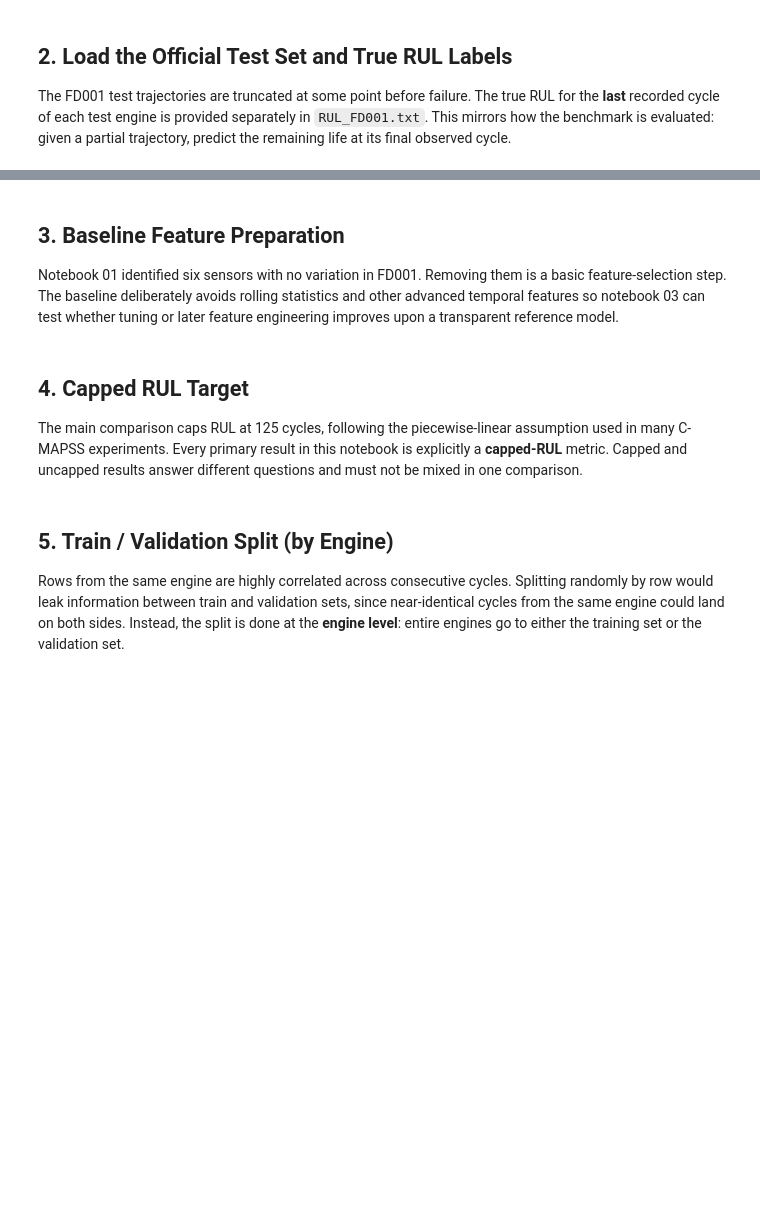
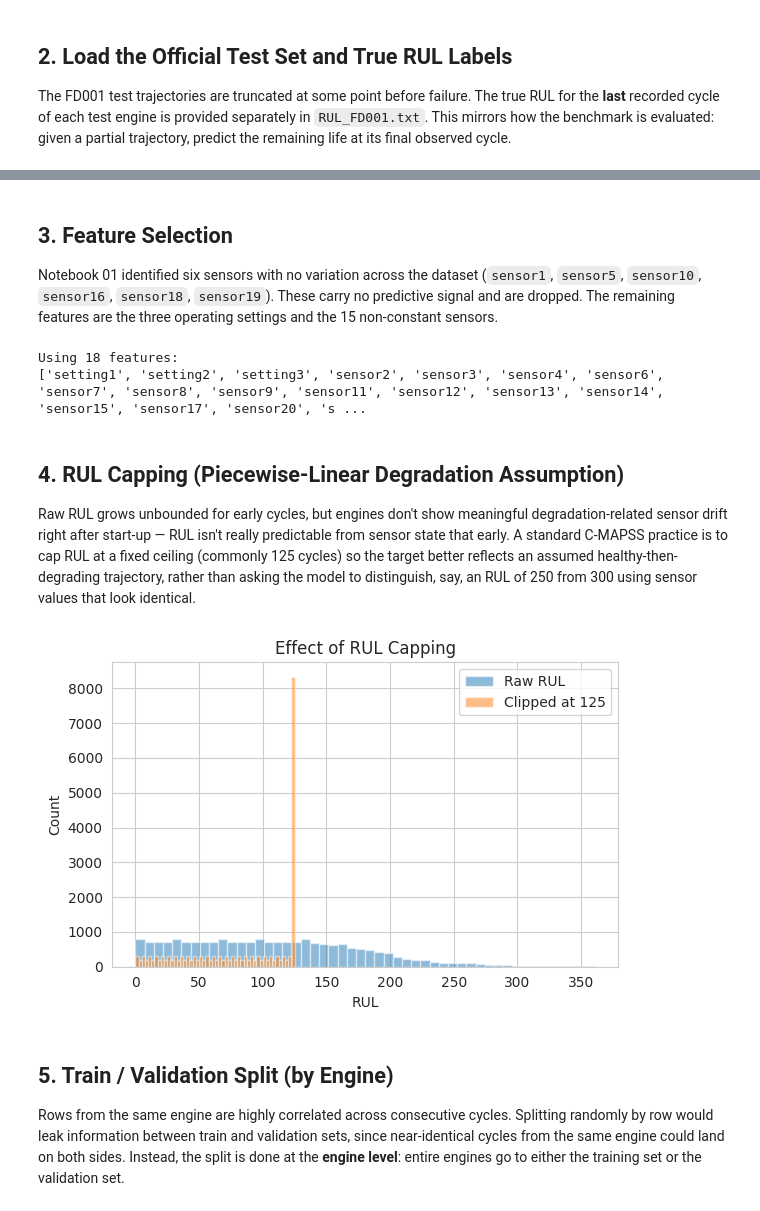
Before and after one commit to sudhakaran-srinivasan/intelligent-predictive-maintenance, a Jupyter notebook: notebooks/02_eda_baseline_ml_rul_prediction.ipynb, the cells around one changed output, grey strips where cells are left out. Saved outputs shown, nothing was run; the diff lists cells and outputs as text; code cells hidden in the pictures; blank space fills up the shorter version.

```diff
--- a/notebooks/02_eda_baseline_ml_rul_prediction.ipynb
+++ b/notebooks/02_eda_baseline_ml_rul_prediction.ipynb
@@ -18,22 +15,19 @@ Shared decisions are documented in `docs/FD001_EXPERIMENT_CONTRACT.md`. XGBoost
 # %%
-from pathlib import Path
-import warnings
-
-import joblib
-import matplotlib.pyplot as plt
+import os
 import numpy as np
 import pandas as pd
+import matplotlib.pyplot as plt
 import seaborn as sns
+import joblib
 
-from sklearn.ensemble import GradientBoostingRegressor, RandomForestRegressor
-from sklearn.linear_model import LinearRegression
-from sklearn.metrics import mean_absolute_error, mean_squared_error, r2_score
 from sklearn.model_selection import train_test_split
 from sklearn.preprocessing import StandardScaler
+from sklearn.linear_model import LinearRegression
+from sklearn.ensemble import RandomForestRegressor, GradientBoostingRegressor
+from sklearn.metrics import mean_squared_error, mean_absolute_error, r2_score
 
-RANDOM_STATE = 42
-RUL_CAP = 125
+import warnings
+warnings.filterwarnings("ignore")
 
-warnings.filterwarnings("ignore")
-sns.set_theme(style="whitegrid")
+sns.set_style("whitegrid")
 # %% [markdown]
@@ -120,49 +115,39 @@ rul_fd001.head()
 # %% [markdown]
-## 3. Baseline Feature Preparation
+## 3. Feature Selection
 
-Notebook 01 identified six sensors with no variation in FD001. Removing them is a basic feature-selection step. The baseline deliberately avoids rolling statistics and other advanced temporal features so notebook 03 can test whether tuning or later feature engineering improves upon a transparent reference model.
+Notebook 01 identified six sensors with no variation across the dataset (`sensor1`, `sensor5`, `sensor10`, `sensor16`, `sensor18`, `sensor19`). These carry no predictive signal and are dropped. The remaining features are the three operating settings and the 15 non-constant sensors.
 # %%
-constant_sensors = [
-    "sensor1",
-    "sensor5",
-    "sensor10",
-    "sensor16",
-    "sensor18",
-    "sensor19",
-]
-setting_columns = ["setting1", "setting2", "setting3"]
-sensor_columns = [
-    column
-    for column in column_names
-    if column.startswith("sensor") and column not in constant_sensors
-]
-feature_columns = setting_columns + sensor_columns
+CONSTANT_SENSORS = ["sensor1", "sensor5", "sensor10", "sensor16", "sensor18", "sensor19"]
 
-assert len(feature_columns) == 18
-print(f"Using {len(feature_columns)} predictors:")
-print(feature_columns)
+setting_cols = ["setting1", "setting2", "setting3"]
+sensor_cols = [c for c in train_fd001.columns if c.startswith("sensor") and c not in CONSTANT_SENSORS]
+
+feature_cols = setting_cols + sensor_cols
+print(f"Using {len(feature_cols)} features:")
+print(feature_cols)
+# %% [output]
+Using 18 features:
+['setting1', 'setting2', 'setting3', 'sensor2', 'sensor3', 'sensor4', 'sensor6', 'sensor7', 'sensor8', 'sensor9', 'sensor11', 'sensor12', 'sensor13', 'sensor14', 'sensor15', 'sensor17', 'sensor20', 's ...
 # %% [markdown]
-## 4. Capped RUL Target
+## 4. RUL Capping (Piecewise-Linear Degradation Assumption)
 
-The main comparison caps RUL at 125 cycles, following the piecewise-linear assumption used in many C-MAPSS experiments. Every primary result in this notebook is explicitly a **capped-RUL** metric. Capped and uncapped results answer different questions and must not be mixed in one comparison.
+Raw RUL grows unbounded for early cycles, but engines don't show meaningful degradation-related sensor drift right after start-up — RUL isn't really predictable from sensor state that early. A standard C-MAPSS practice is to cap RUL at a fixed ceiling (commonly 125 cycles) so the target better reflects an assumed healthy-then-degrading trajectory, rather than asking the model to distinguish, say, an RUL of 250 from 300 using sensor values that look identical.
 # %%
-train_fd001 = train_fd001.copy()
-train_fd001["RUL_capped"] = train_fd001["RUL"].clip(upper=RUL_CAP)
+RUL_CAP = 125
 
-plt.figure(figsize=(7, 4))
+train_fd001["RUL_clipped"] = train_fd001["RUL"].clip(upper=RUL_CAP)
+
+plt.figure(figsize=(6, 4))
 plt.hist(train_fd001["RUL"], bins=50, alpha=0.5, label="Raw RUL")
-plt.hist(
-    train_fd001["RUL_capped"],
-    bins=50,
-    alpha=0.5,
-    label=f"RUL capped at {RUL_CAP}",
-)
+plt.hist(train_fd001["RUL_clipped"], bins=50, alpha=0.5, label=f"Clipped at {RUL_CAP}")
 plt.legend()
-plt.title("Effect of the FD001 RUL Cap")
-plt.xlabel("Remaining Useful Life (cycles)")
-plt.ylabel("Engine-cycle observations")
+plt.title("Effect of RUL Capping")
+plt.xlabel("RUL")
+plt.ylabel("Count")
 plt.tight_layout()
 plt.show()
+# %% [output]
+[figure, added]
 # %% [markdown]
 ## 5. Train / Validation Split (by Engine)
 
```
Also changed, not shown: parts of 19 cells of this notebook, 1 other file.
